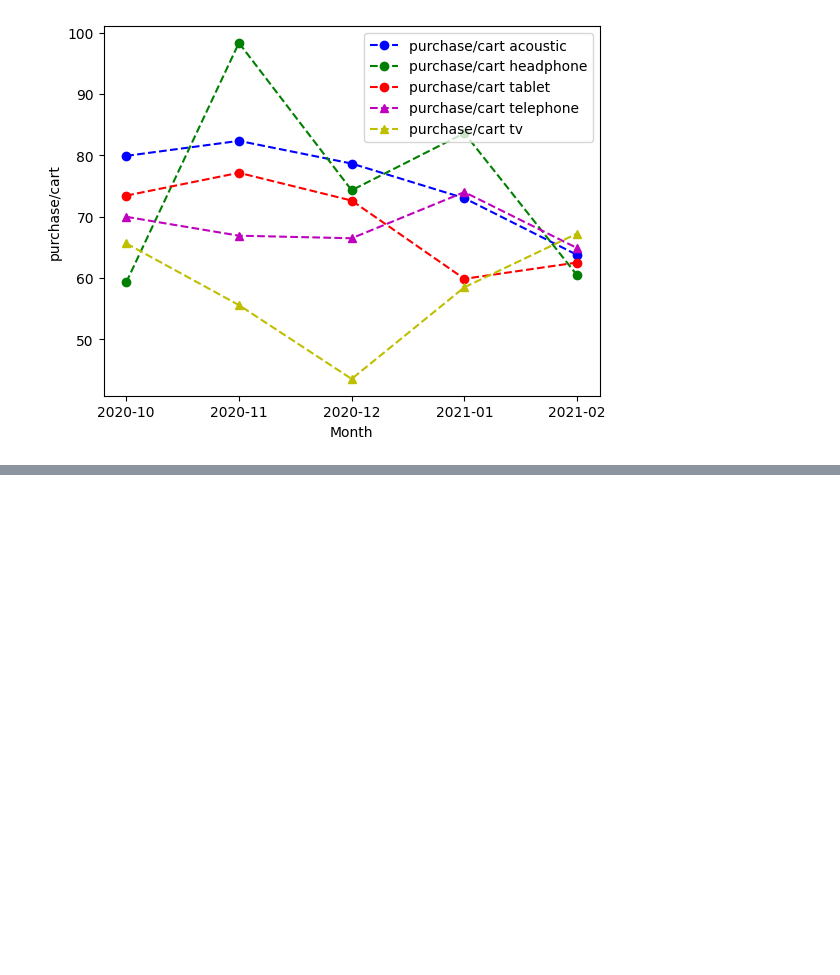
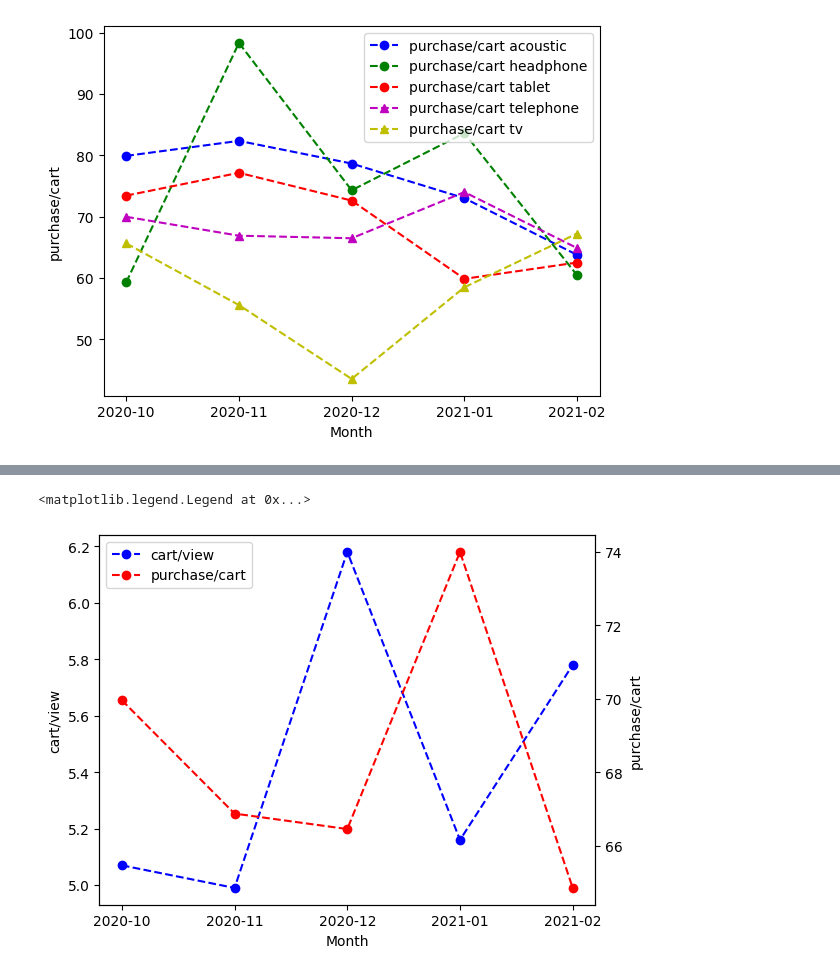
Before and after one commit to dlarhkd1211/electronic_commercial_data_analysis, a Jupyter notebook: analysis.ipynb, the cells around one changed output, grey strips where cells are left out. Drawn from its saved outputs; the diff is of its cells as text; code cells hidden in the pictures; blank space fills up the shorter version.

Commit message:
telephone analysis

```diff
--- a/analysis.ipynb
+++ b/analysis.ipynb
@@ -362,3 +362,5 @@ ax1.legend(plts, labels, loc = 'upper right')
 # %% [output]
 <matplotlib.legend.Legend at 0x...>
 [figure]
+# %%
+elect_imp_cat = elect_l[elect_l['category_code'] == 'electronics.telephone']
@@ -364,0 +376,2 @@ ax1.legend(plts, labels, loc = 'upper right')
+# %%
+elec_tele_gp = elect_imp_cat.groupby('month').apply(func)
@@ -364,0 +388,14 @@ ax1.legend(plts, labels, loc = 'upper right')
+# %%
+fig, ax1 = plt.subplots()
+plt1 = ax1.plot(elec_tele_gp['cart/view'],'bo--', label = 'cart/view')
+ax2 = ax1.twinx()
+plt2 = ax2.plot(elec_tele_gp['purchase/cart'],'ro--', label = 'purchase/cart')
+ax1.set_xlabel('Month')
+ax1.set_ylabel('cart/view')
+ax2.set_ylabel('purchase/cart')
+plts = plt1 + plt2
+labels = [l.get_label()  for l in plts]
+ax1.legend(plts, labels, loc = 'upper left')
+# %% [output]
+<matplotlib.legend.Legend at 0x...>
+[figure, added]
```
Also changed, not shown: parts of 20 cells of this notebook.
